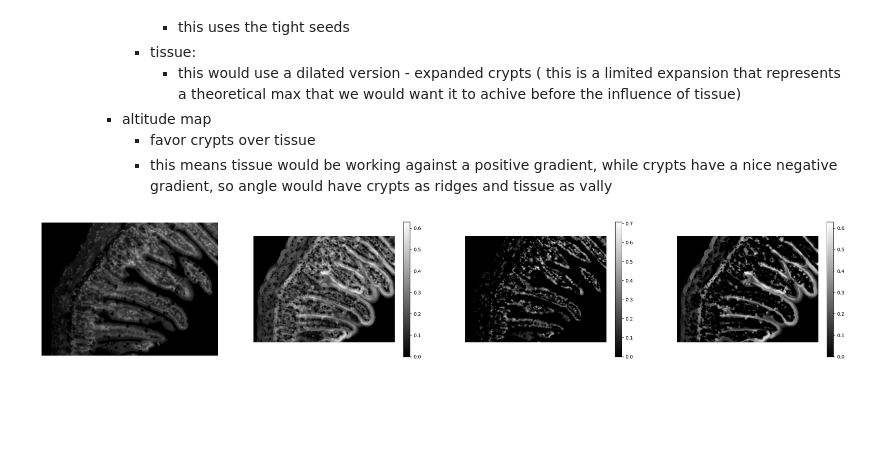
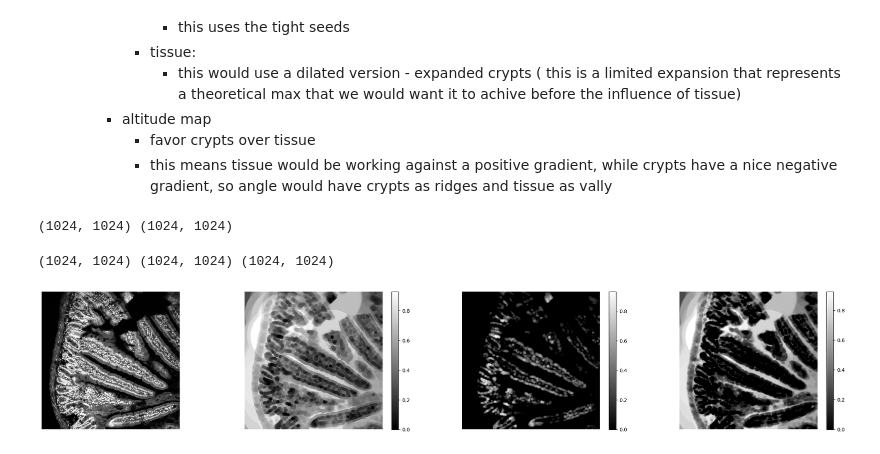
Before and after one commit to pbert5/lysozyme-stain-quantification, a Jupyter notebook: consolidated_new_morph.ipynb, the cells around one changed output. Saved outputs shown, nothing was run; the diff lists cells and outputs as text; code cells hidden in the pictures; blank space fills up the shorter version.

Commit message:
fixed  up local maxima find of tissue by just preproc with erosion

```diff
--- a/consolidated_new_morph.ipynb
+++ b/consolidated_new_morph.ipynb
@@ -10,7 +10,8 @@ from skimage.color import label2rgb
 from skimage.exposure import equalize_adapthist
 from skimage import morphology
 def minmax(image):
-    return (image - image.min()) / (image.max() - image.min())
+    out = ((image - image.min()) / (image.max() - image.min()))
+    return out
 image = tiff.imread('/home/phillip/documents/yen-lab-discussion/rfp/Lyz Fabp1/CDKO 158.1/Jej-2.tif')
 _, crypts, dapi = minmax(image[:,:,0]), minmax(image[:,:,1]), minmax(image[:,:,2])
 # %%
@@ -123,16 +124,24 @@ list_of_images_to_try = [ #(crypt, dapi)
 [figure]
 # %%
 from skimage.morphology import white_tophat
+
+def opencv_dilate_disk(img, r):
+    k = 2*r + 1
+    se = cv2.getStructuringElement(cv2.MORPH_ELLIPSE, (k, k))
+    # OpenCV likes uint8/float32; keep float32 if you want
+
+    return cv2.dilate(img, se)
+
 def caps(image, small_r, big_r):
-    image = image - white_tophat(image, disk(small_r))
-    selem_small, selem_large = disk(small_r), disk(big_r)
-    hats = dilation(image, footprint=selem_large) - dilation(image, footprint=selem_small)
-    clean = image - np.minimum(image, hats)
-    troughs = np.maximum(image, hats) - image
+    image1 = image - white_tophat(image, disk(small_r))
+    #selem_small, selem_large = disk(small_r), disk(big_r)
+    hats = opencv_dilate_disk(image1, big_r) - opencv_dilate_disk(image1, small_r)
+    clean = image1 - np.minimum(image1, hats)
+    troughs = np.maximum(image1, hats) - image1
     return hats, clean, troughs
 #cell_hats = caps(b_eq, 2, 20)
 
-def show_caps(image, small_r, big_r):
+def show_caps(image, small_r, big_r) -> tuple[NDArray, NDArray, NDArray]: # hats, clean, troughs
 
     hats, clean, troughs = caps(image, small_r, big_r)
 
@@ -404,9 +413,15 @@ core steps:
             - favor crypts over tissue
             - this means tissue would be working against a positive gradient, while crypts have a nice negative gradient,  so angle would have crypts as ridges and tissue as vally
 # %%
-crypt_img = minmax(list_of_images_to_try[2][1])
-tissue_image = minmax(list_of_images_to_try[2][2])
+crypt_img = minmax(list_of_images_to_try[1][1])
+tissue_image = minmax(list_of_images_to_try[1][2])
+print(crypt_img.shape, tissue_image.shape)
+# %% [output]
+(1024, 1024) (1024, 1024)
 # %%
-_,_,outer_trophs =show_caps( tissue_image, 2, 40)
+hats,clean,outer_trophs =show_caps( minmax(tissue_image), 5, 200)
+outer_trophs = minmax(outer_trophs)
+print(hats.shape, clean.shape, outer_trophs.shape)
 # %% [output]
+(1024, 1024) (1024, 1024) (1024, 1024)
-[figure, old version]
+[figure, new version]
```
Also changed, not shown: parts of 8 cells of this notebook.
